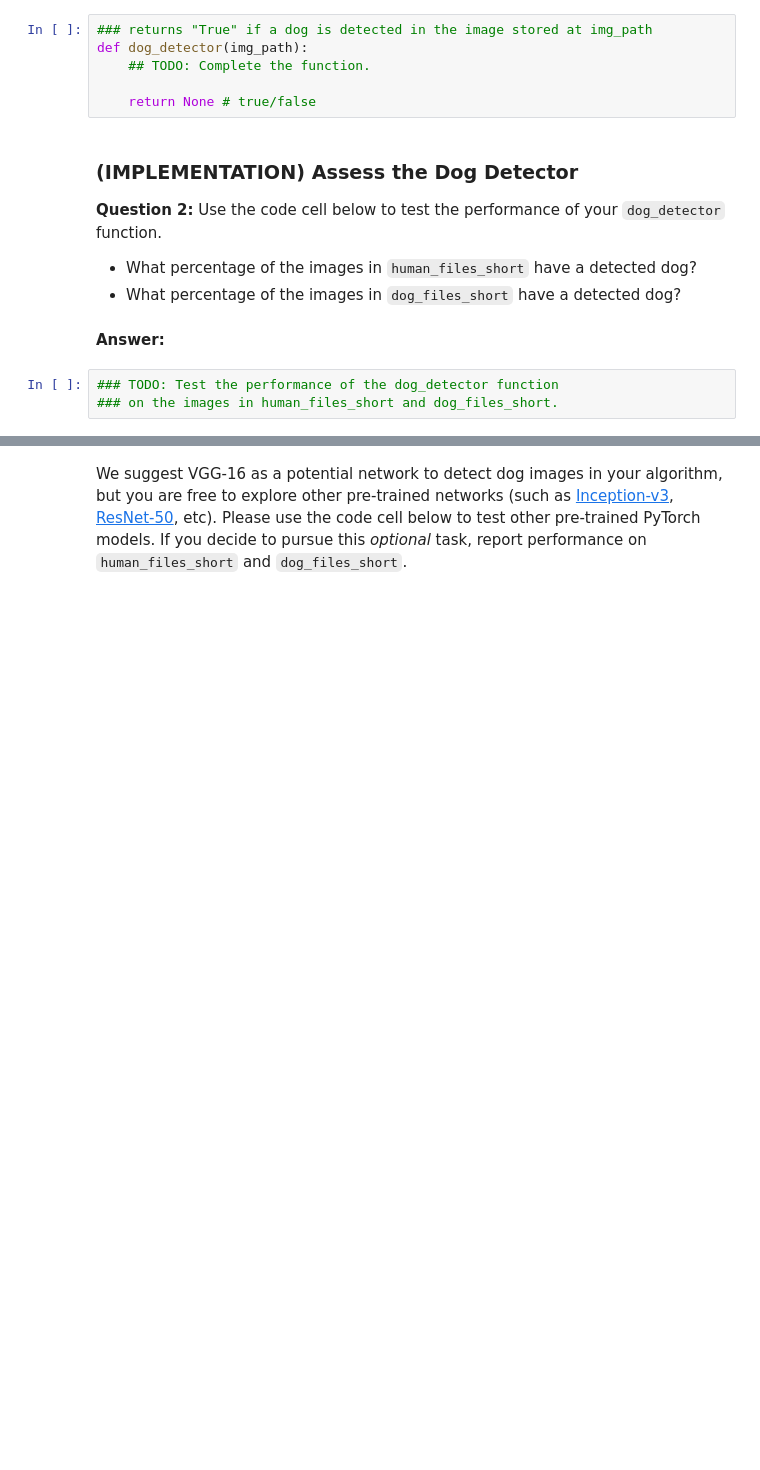
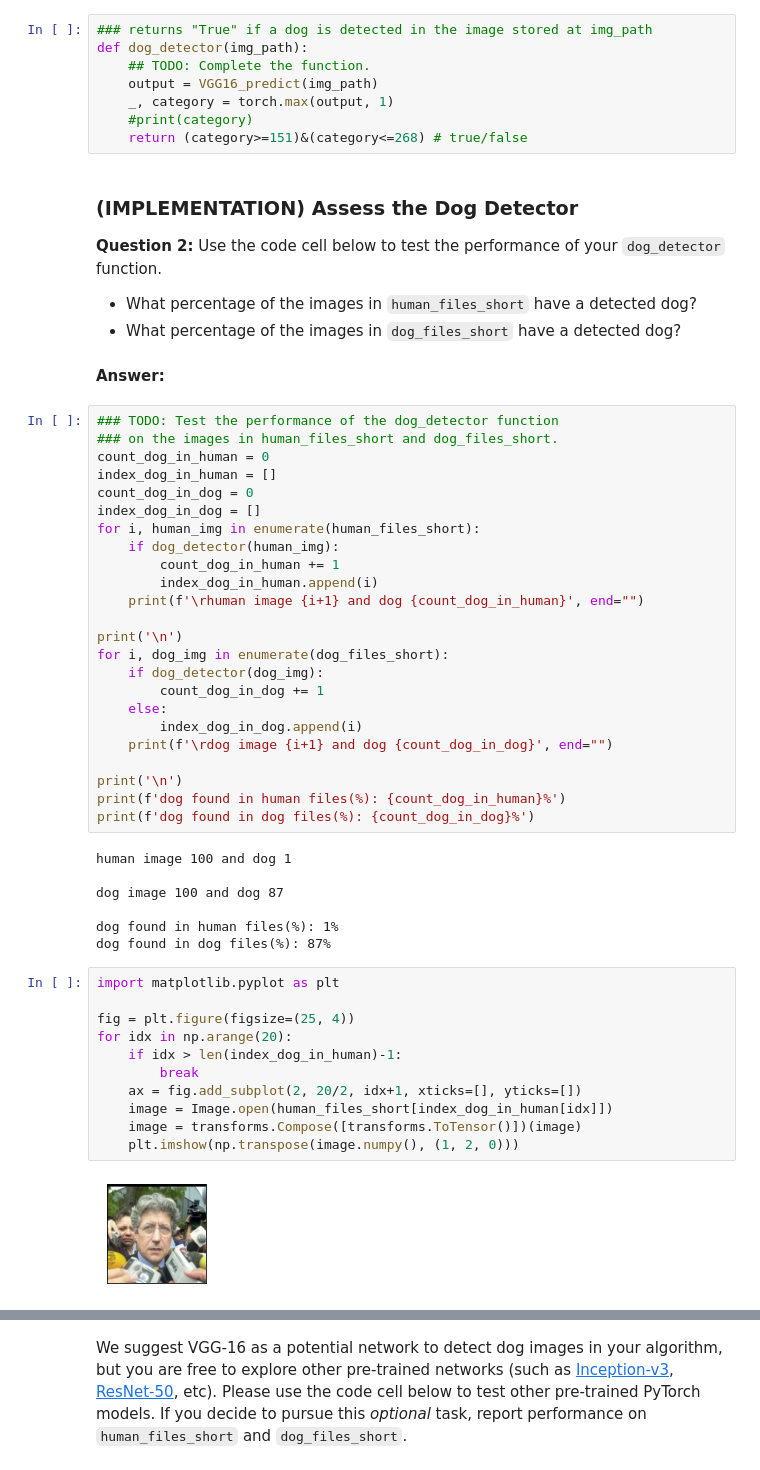
Before and after one commit to binit92/deeplearningpytorch, a Jupyter notebook: Dog-breed/dog_app.ipynb, the cells around one changed output, grey strips where cells are left out. Drawn from its saved outputs; the diff is of its cells as text; blank space fills up the shorter version.

```diff
--- a/Dog-breed/dog_app.ipynb
+++ b/Dog-breed/dog_app.ipynb
@@ -221,8 +263,10 @@ Use these ideas to complete the `dog_detector` function below, which returns `Tr
 ### returns "True" if a dog is detected in the image stored at img_path
 def dog_detector(img_path):
     ## TODO: Complete the function.
-
-    return None # true/false
+    output = VGG16_predict(img_path)
+    _, category = torch.max(output, 1)
+    #print(category)
+    return (category>=151)&(category<=268) # true/false
 # %% [markdown]
 ### (IMPLEMENTATION) Assess the Dog Detector
 
@@ -231,6 +275,47 @@ __Question 2:__ Use the code cell below to test the performance of your `dog_det
 - What percentage of the images in `dog_files_short` have a detected dog?
 # %% [markdown]
 __Answer:__
-# %%
-### TODO: Test the performance of the dog_detector function
-### on the images in human_files_short and dog_files_short.
+# %%
+### TODO: Test the performance of the dog_detector function
+### on the images in human_files_short and dog_files_short.
+count_dog_in_human = 0
+index_dog_in_human = []
+count_dog_in_dog = 0
+index_dog_in_dog = []
+for i, human_img in enumerate(human_files_short):
+    if dog_detector(human_img):
+        count_dog_in_human += 1
+        index_dog_in_human.append(i)
+    print(f'\rhuman image {i+1} and dog {count_dog_in_human}', end="")
+
+print('\n')
+for i, dog_img in enumerate(dog_files_short):
+    if dog_detector(dog_img):
+        count_dog_in_dog += 1
+    else:
+        index_dog_in_dog.append(i)
+    print(f'\rdog image {i+1} and dog {count_dog_in_dog}', end="")
+
+print('\n')
+print(f'dog found in human files(%): {count_dog_in_human}%')
+print(f'dog found in dog files(%): {count_dog_in_dog}%')
+# %% [output]
+human image 100 and dog 1
+
+dog image 100 and dog 87
+
+dog found in human files(%): 1%
+dog found in dog files(%): 87%
+# %%
+import matplotlib.pyplot as plt
+
+fig = plt.figure(figsize=(25, 4))
+for idx in np.arange(20):
+    if idx > len(index_dog_in_human)-1:
+        break
+    ax = fig.add_subplot(2, 20/2, idx+1, xticks=[], yticks=[])
+    image = Image.open(human_files_short[index_dog_in_human[idx]])
+    image = transforms.Compose([transforms.ToTensor()])(image)
+    plt.imshow(np.transpose(image.numpy(), (1, 2, 0)))
+# %% [output]
+[figure, added]
```
Also changed, not shown: parts of 25 cells of this notebook.
